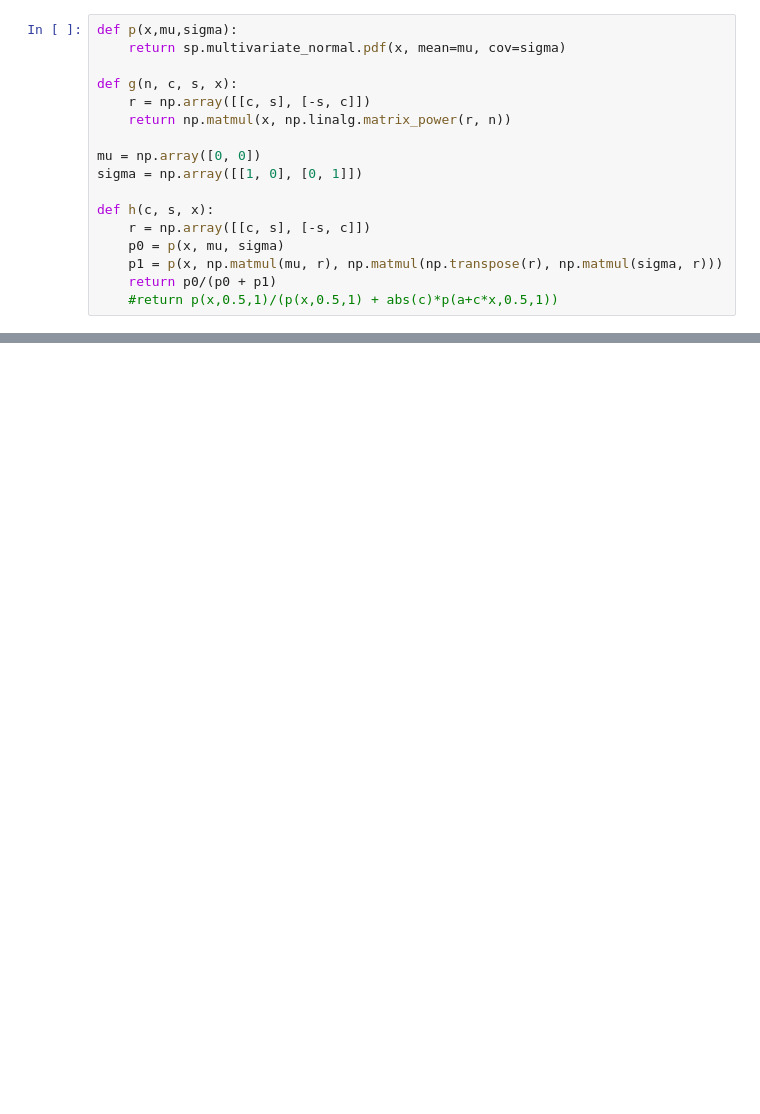
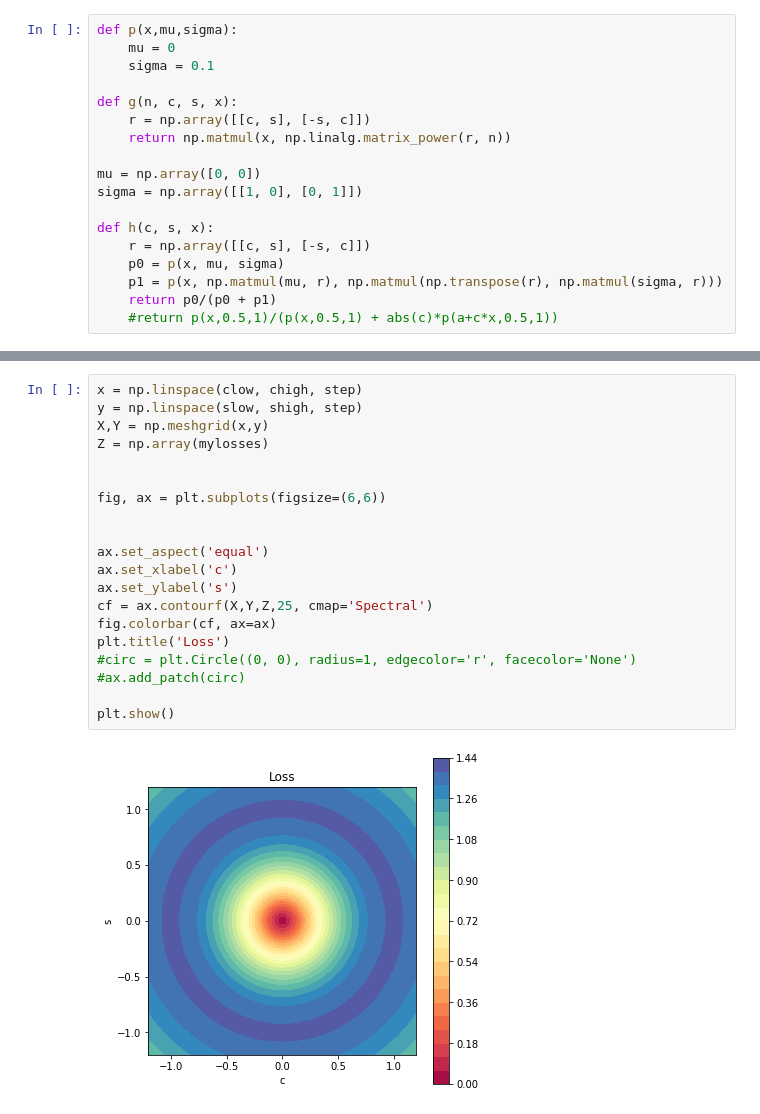
Before and after one commit to krishdesai7/SymmetryDiscovery, a Jupyter notebook: SymmetryGAN/Distributions/2d_square/2d_square.ipynb, the cells around one changed output, grey strips where cells are left out. Cells and saved outputs as stored; diff of their text form; blank space fills up the shorter version.

```diff
--- a/SymmetryGAN/Distributions/2d_square/2d_square.ipynb
+++ b/SymmetryGAN/Distributions/2d_square/2d_square.ipynb
@@ -190,7 +245,8 @@ from matplotlib import cm, ticker
 %matplotlib inline
 # %%
 def p(x,mu,sigma):
-    return sp.multivariate_normal.pdf(x, mean=mu, cov=sigma)
+    mu = 0
+    sigma = 0.1
 
 def g(n, c, s, x):
     r = np.array([[c, s], [-s, c]])
@@ -207,0 +292,22 @@ def h(c, s, x):
+# %%
+x = np.linspace(clow, chigh, step)
+y = np.linspace(slow, shigh, step)
+X,Y = np.meshgrid(x,y)
+Z = np.array(mylosses)
+
+
+fig, ax = plt.subplots(figsize=(6,6))
+
+
+ax.set_aspect('equal')
+ax.set_xlabel('c')
+ax.set_ylabel('s')
+cf = ax.contourf(X,Y,Z,25, cmap='Spectral')
+fig.colorbar(cf, ax=ax)
+plt.title('Loss')
+#circ = plt.Circle((0, 0), radius=1, edgecolor='r', facecolor='None')
+#ax.add_patch(circ)
+
+plt.show()
+# %% [output]
+[figure, added]
```
Also changed, not shown: parts of 20 cells of this notebook, 16 other files.
